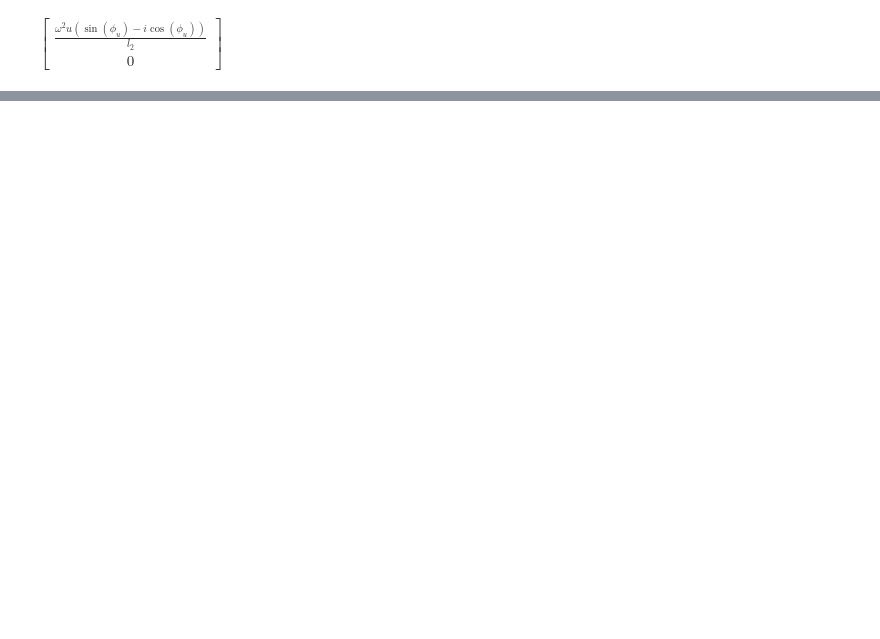
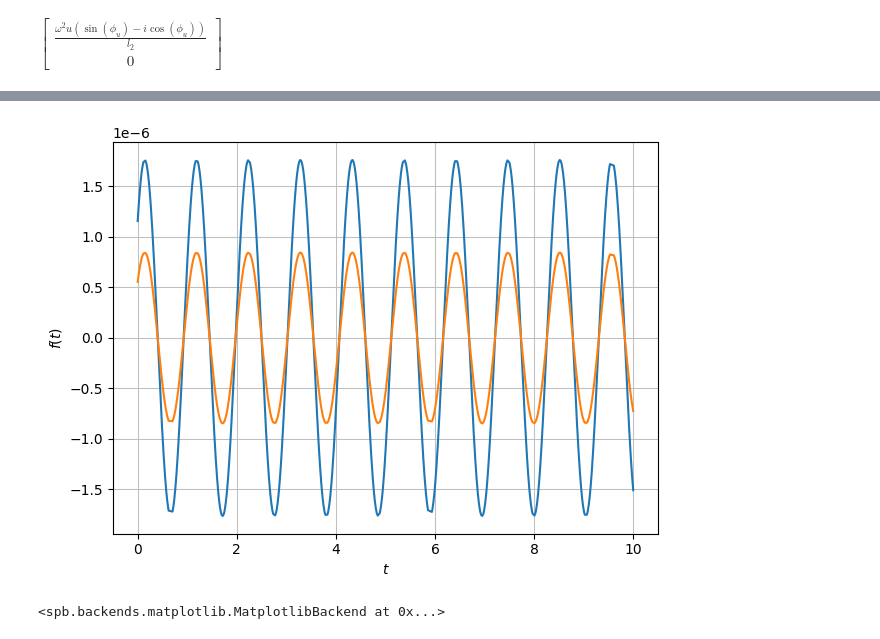
Before and after one commit to Apros7/Mat1Project, a Jupyter notebook: Opgave 5.2.ipynb, the cells around one changed output, grey strips where cells are left out. Saved outputs shown, nothing was run; the diff lists cells and outputs as text; code cells hidden in the pictures; blank space fills up the shorter version.

```diff
--- a/Opgave 5.2.ipynb
+++ b/Opgave 5.2.ipynb
@@ -48,8 +48,8 @@ k.subs(mydict), f.subs(mydict)
 # %% [output]
 $\displaystyle \left( \left[\begin{matrix}1937.86021946248 - 0.451069120559788 \omega^{2} & -1610.0\\-1610.0 & 206.666666666667 F_{0s} + 2 k_{s} \left(i \xi + 1\right) - 1.41 \omega^{2} + 2330.0\end{matrix}\right], \  \left[\begin{matrix}5.62737642585551 \cdot 10^{-5} \omega^{2} \left(\sin{\left(7 \right)} - i \cos{\left(7 \right)}\right)\\0\end{matrix}\right]\right)$
 # %%
-z1 = x[0]*exp(I*omega*t)
-z2 = x[1]*exp(I*omega*t)
+z1 = x[0]
+z2 = x[1]
 z_tilde = Matrix([z1, z2])
 z_tilde
 # %% [output]
@@ -64,0 +61,16 @@ display(lign1, lign2)
+# %%
+Ap1 = abs(z1)
+Ap2 = abs(z2)
+
+phip1 = arg(z1)
+phip2 = arg(z2)
+
+omegaer = [6, 7, 8, 9, 10.5]
+
+yp = Matrix([Ap1*cos(omega*t+phip1), Ap2*cos(omega*t+phip2)])
+yp = yp.subs(omega, 6)
+
+dtuplot.plot(yp[0], yp[1], (t, 0, 10), legend=False)
+# %% [output]
+[figure, added]
+<spb.backends.matplotlib.MatplotlibBackend at 0x...>
```
Also changed, not shown: parts of 3 cells of this notebook.
